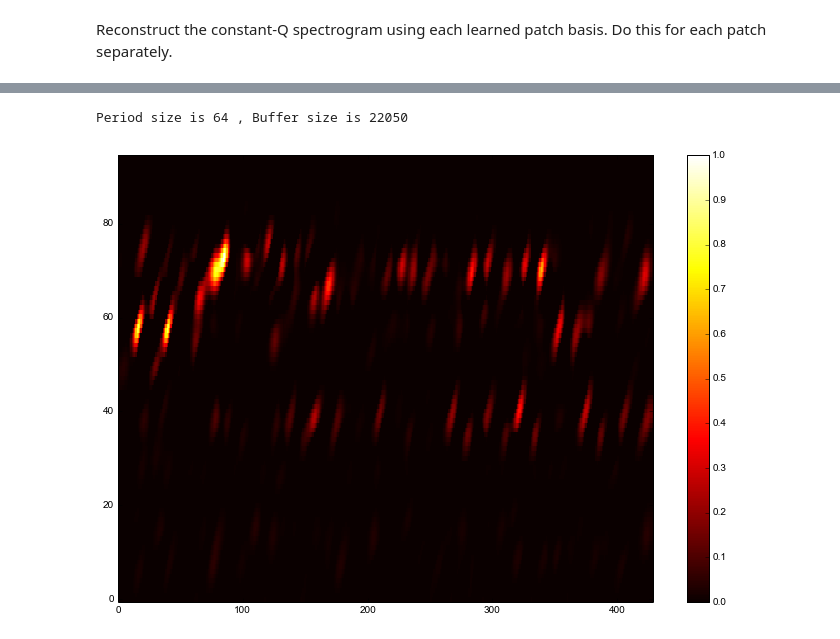
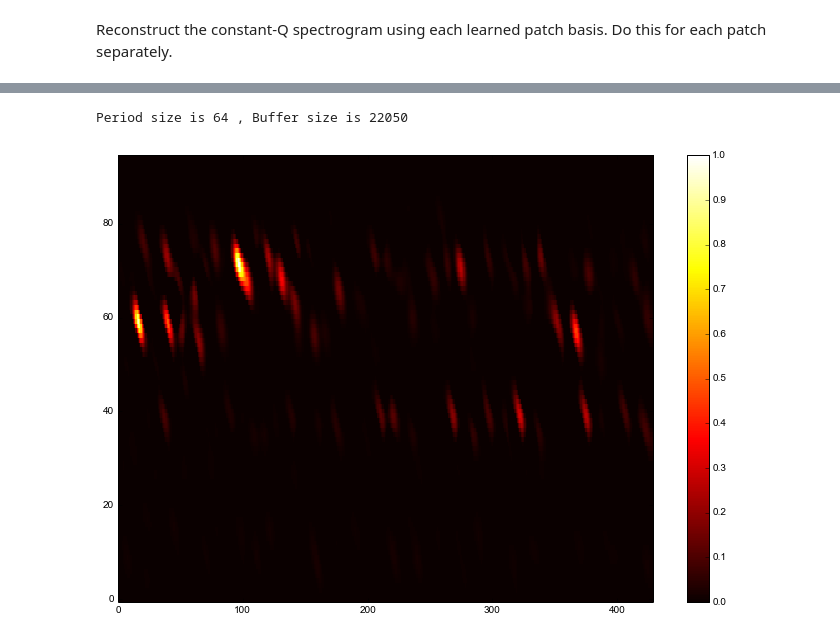
Before and after one commit to bregmanstudio/AudioSpectrumPatchApproximation, a Jupyter notebook: AudioSpectrumPatchApproximation.ipynb, the cells around one changed output, grey strips where cells are left out. Saved outputs shown, nothing was run; the diff lists cells and outputs as text; code cells hidden in the pictures.

```diff
--- a/AudioSpectrumPatchApproximation.ipynb
+++ b/AudioSpectrumPatchApproximation.ipynb
@@ -74,7 +73,7 @@ Period size is 64 , Buffer size is 22050
 <h2>Method 2: Decomposition with a "Gabor field" dictionary</h2>
 # %%
 F = LogFrequencySpectrum('chernobyl.wav',nhop=1024, nfft=8192, wfft=4096, npo=24) # constant-Q transform
-s1 = S.SparseApproxSpectrum(n_components=16, patch_size=(11,11))
+s1 = A.SparseApproxSpectrum(n_components=16, patch_size=(11,11))
 s1.make_gabor_field(log(1+F.X), standardize=True)
 s1.plot_codes(cbar=1,cmap=cm.hot) # show the learned codes
 # %% [output]
@@ -95,9 +94,8 @@ feature_plot(exp(s1.X_hat)-1, normalize=True, nofig=True, cmap=cm.hot)
 # %%
-X_hat = exp(s1.X_hat_l[14])-1 # <- change the patch to reconstruct here
-X_hat[X_hat<0]=0
+X_hat = exp(s1.X_hat_l[6])-1 # <- change the patch to reconstruct here
 x_hat = F.inverse(X_hat) #, Phi_hat=(rand(*F.STFT.shape)*2-1)*pi)
 play(balance_signal(x_hat))
 feature_plot(X_hat,normalize=True,cmap=cm.hot)
 # %% [output]
 Period size is 64 , Buffer size is 22050
-[figure, old version]
+[figure, new version]
```
Also changed, not shown: parts of 5 cells of this notebook, 1 other file.
